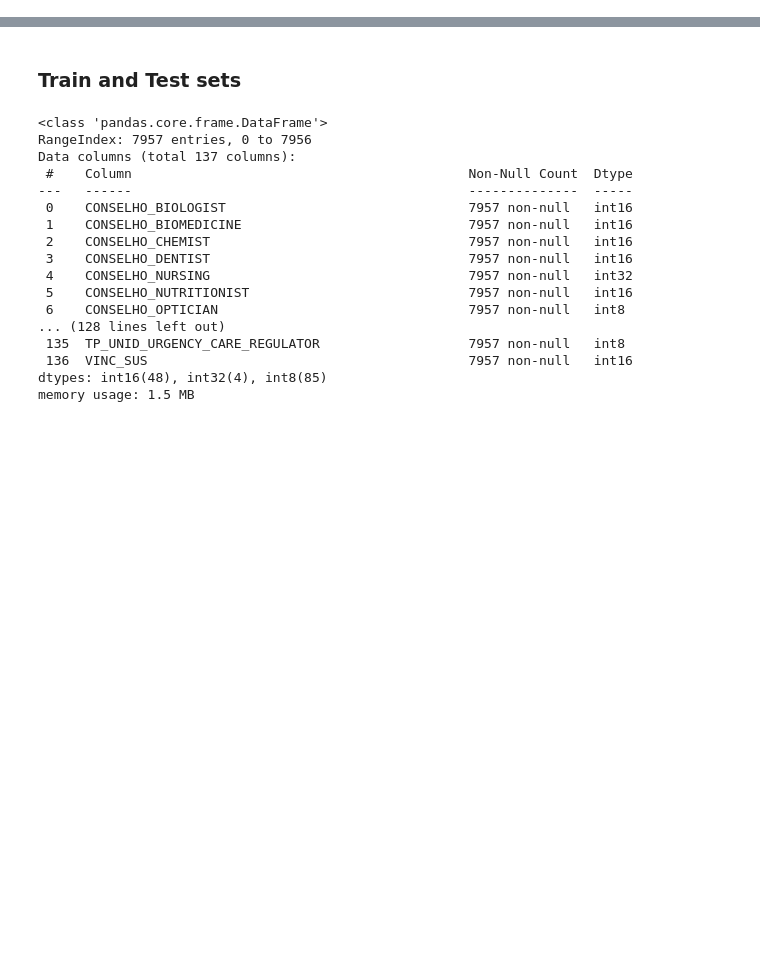
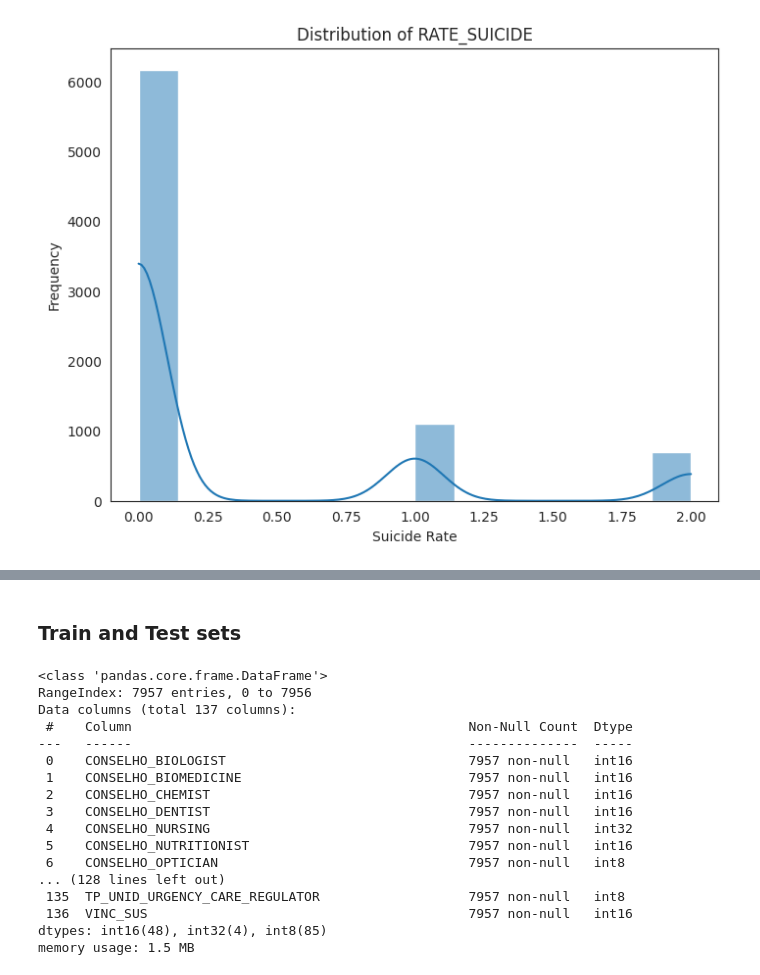
Before and after one commit to caibealves/Suicide_Rate, a Jupyter notebook: Rate_Infrastructure_Analysis.ipynb, the cells around one changed output, grey strips where cells are left out. Cells and saved outputs as stored; diff of their text form; code cells hidden in the pictures; blank space fills up the shorter version.

```diff
--- a/Rate_Infrastructure_Analysis.ipynb
+++ b/Rate_Infrastructure_Analysis.ipynb
@@ -29 +30,10 @@ df
 7957 rows × 153 columns
+# %%
+plt.figure(figsize=(8, 6))
+sns.histplot(y, kde=True)  # kde adds a kernel density estimate curve
+plt.title('Distribution of RATE_SUICIDE')
+plt.xlabel('Suicide Rate')
+plt.ylabel('Frequency')
+plt.show()
+# %% [output]
+[figure, added]
```
Also changed, not shown: parts of 5 cells of this notebook.
